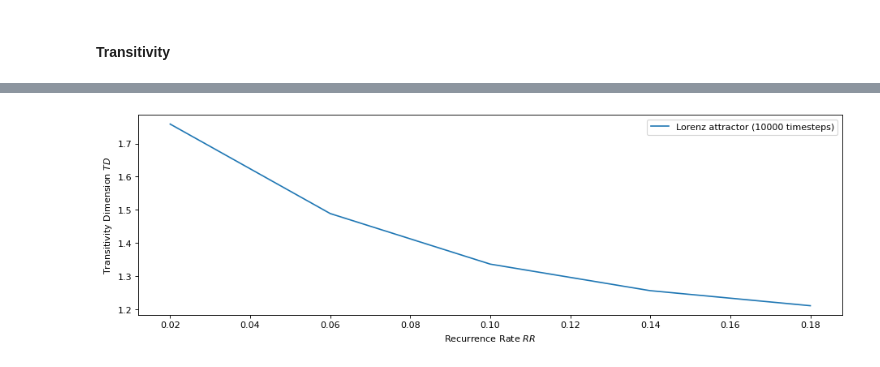
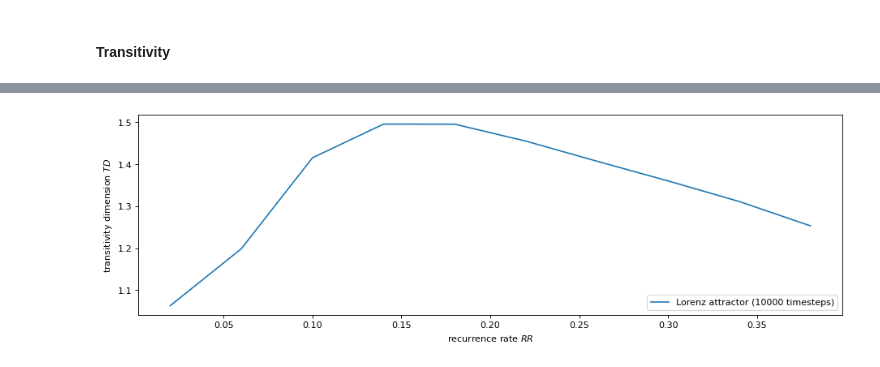
Before and after one commit to pik-copan/pyunicorn, a Jupyter notebook: examples/tutorials/RecurrenceNetworks.ipynb, the cells around one changed output, grey strips where cells are left out. Drawn from its saved outputs; the diff is of its cells as text; code cells hidden in the pictures.

```diff
--- a/examples/tutorials/RecurrenceNetworks.ipynb
+++ b/examples/tutorials/RecurrenceNetworks.ipynb
@@ -437,14 +341,13 @@ We can also calculate the transitivity dimension for an array of different recur
-# %%
-# define array of epsilon to calculate transitivity dimensions for
-rr = np.arange(0.02, .22, 0.04) # for quick test (~ 5 min)
-#rr = np.arange(0.05, 1.05, 0.05) # for a more extensive calculation (~ 20 min)
-
-# calculate transitivity for different recurrence rate values in a loop (with progressbar)
-TD = []
-for r in tqdm(rr):
-    # calculate transitivity from RecurrenceNetwork
-    T_r = RecurrenceNetwork(Lorenz, recurrence_rate=r, silence_level=2).transitivity() # ~30s runtime
-    # calculate transitivity dimension
-    TD_r = (np.log10(T_r))/np.log10(3/4)
-    # append to list
-    TD.append(TD_r)
+# %%
+%%time
+
+# define grid of recurrence rates
+# rr = np.arange(0.02, .22, 0.04) # for a quick test (ca. 2 min)
+rr = np.arange(0.02, .42, 0.04) # for a more extensive calculation (ca. 10 min)
+
+# calculate transitivity dimensions (with progressbar)
+TD = []
+for r in tqdm(rr):
+    T_r = RecurrenceNetwork(lorenz, recurrence_rate=r, metric=METRIC,
+                            silence_level=2).transitivity()
+    TD.append(np.log(T_r) / np.log(3/4))
@@ -451,10 +357,8 @@ for r in tqdm(rr):
 # %%
-# Plot series
 plt.figure(figsize=(14, 4), dpi=80)
 plt.plot(rr, TD, label= "Lorenz attractor (10000 timesteps)")
-plt.xlabel('Recurrence Rate $RR$')
-plt.ylabel('Transitivity Dimension $TD$')
-plt.legend(loc = "upper right")
-plt.show()
+plt.xlabel('recurrence rate $RR$')
+plt.ylabel('transitivity dimension $TD$')
+plt.legend(loc = "lower right");
 # %% [output]
-[figure, old version]
+[figure, new version]
```
Also changed, not shown: parts of 52 cells of this notebook, 19 other files.
